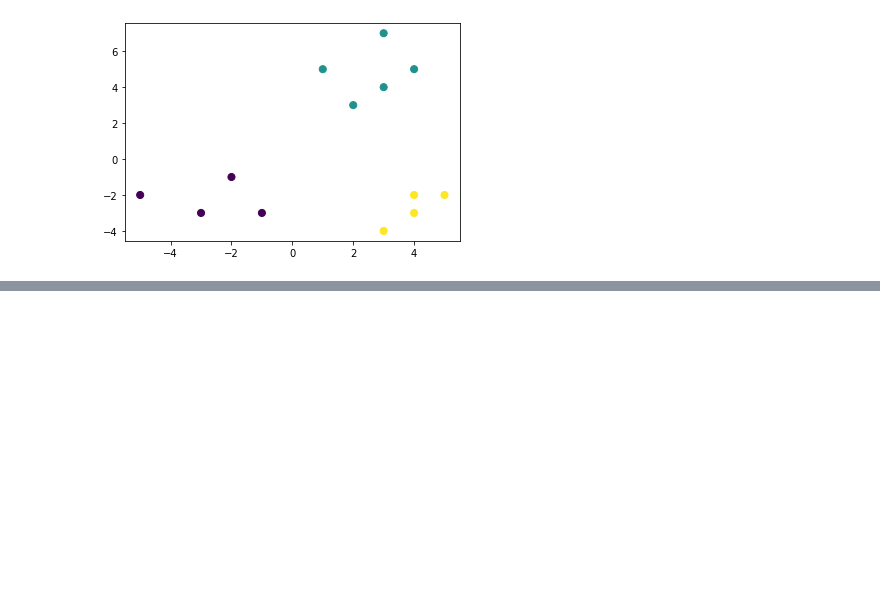
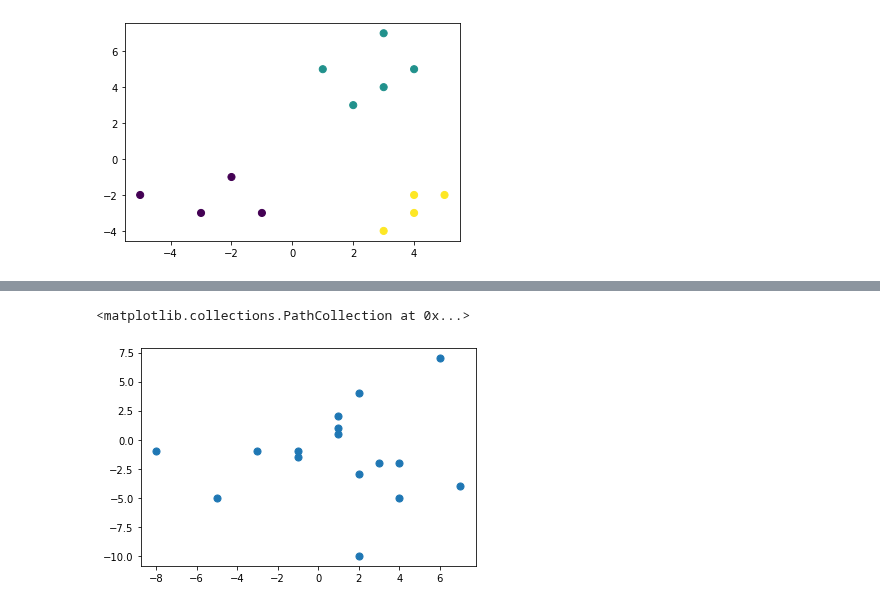
Before and after one commit to anidec25/Linear-Regression, a Jupyter notebook: k-means/kmeans.ipynb, the cells around one changed output, grey strips where cells are left out. Saved outputs shown, nothing was run; the diff lists cells and outputs as text; code cells hidden in the pictures; blank space fills up the shorter version.

```diff
--- a/k-means/kmeans.ipynb
+++ b/k-means/kmeans.ipynb
@@ -128,0 +137,2 @@ plt.scatter(x, y, c= y_kmeans,s = 50)
+# %%
+df = pd.read_csv('https://d2beiqkhq929f0.cloudfront.net/public_assets/assets/000/009/583/original/data_%281%29.csv?1661759124')
@@ -128,0 +159,5 @@ plt.scatter(x, y, c= y_kmeans,s = 50)
+# %%
+plt.scatter(df['X'], df['Y'],s = 50)
+# %% [output]
+<matplotlib.collections.PathCollection at 0x...>
+[figure, added]
```
Also changed, not shown: parts of 12 cells of this notebook.
